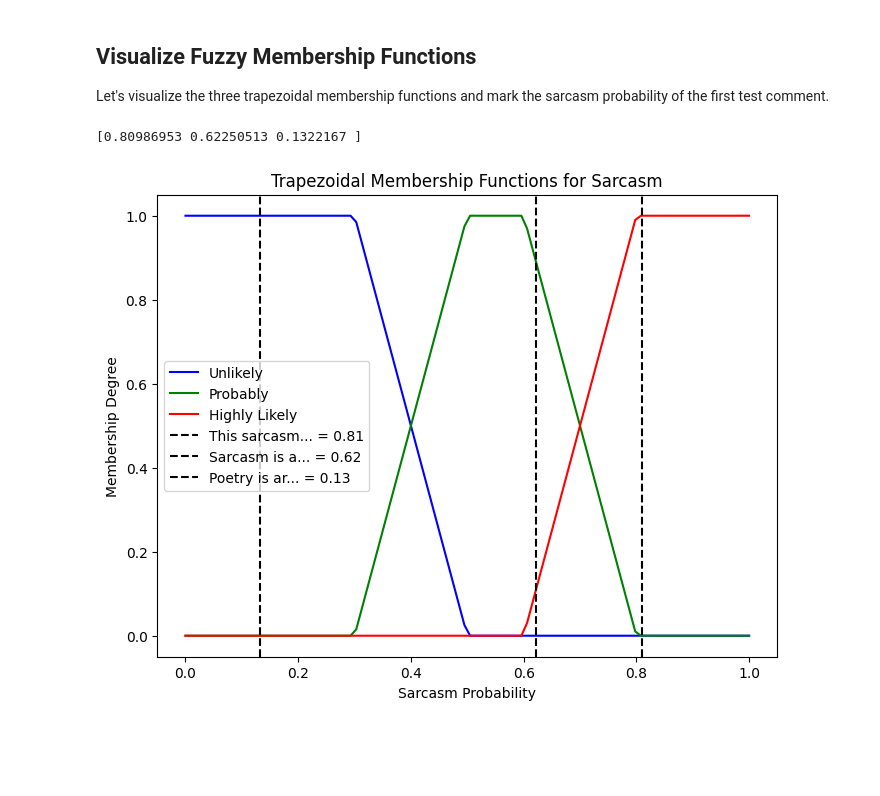
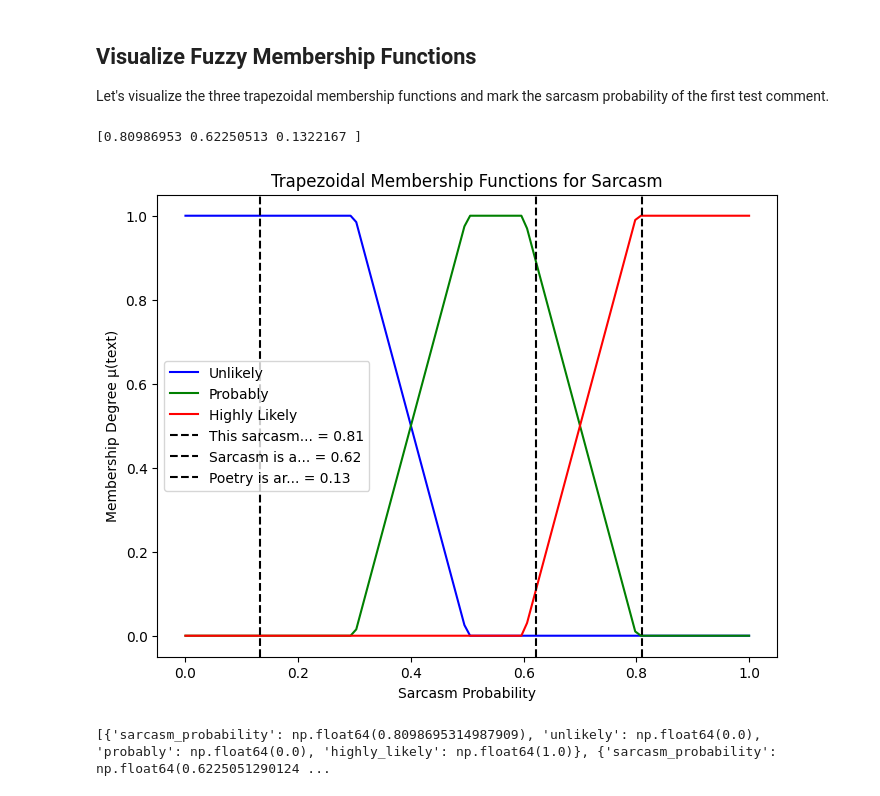
Before and after one commit to tsvetanov-ts/FuzzySarcasm, a Jupyter notebook: notebooks/demo.ipynb, the cells around one changed output. Drawn from its saved outputs; the diff is of its cells as text; code cells hidden in the pictures; blank space fills up the shorter version.

```diff
--- a/notebooks/demo.ipynb
+++ b/notebooks/demo.ipynb
@@ -194,33 +194,37 @@ Let's visualize the three trapezoidal membership functions and mark the sarcasm
 # Retrieve x values and membership functions from the classifier
 x = sarcasm_clf.x_sarcasm
 mf_unlikely = sarcasm_clf.mf_unlikely
 mf_probably = sarcasm_clf.mf_probably
 mf_highly_likely = sarcasm_clf.mf_highly_likely
 
 # Get the sarcasm probability for the first test comment
 first_prob = sarcasm_clf.predict_proba([test_df['clean_comment'].iloc[0]])[0]
 second_prob = sarcasm_clf.predict_proba(['This sarcasm is not sarcasm'])[0]
 third_prob = sarcasm_clf.predict_proba(['Sarcasm is art'])[0]
 
 demo_texts = [
     'This sarcasm is not sarcasm',
     'Sarcasm is art',
     'Poetry is art'
 ]
 demo_probs = sarcasm_clf.predict_proba(demo_texts)
 print(demo_probs)
-
+fuzzy_probs = sarcasm_clf.classify_fuzzy(demo_texts)
 plt.figure(figsize=(8, 6))
 plt.plot(x, mf_unlikely, 'b', linewidth=1.5, label='Unlikely')
 plt.plot(x, mf_probably, 'g', linewidth=1.5, label='Probably')
 plt.plot(x, mf_highly_likely, 'r', linewidth=1.5, label='Highly Likely')
+#plt.axvline(fuzzy_probs[1].sarcasm_probability,color='p', linestyle='.', label=f'{demo_texts[1][:12] +'...'} = {fuzzy_probs[1].sarcasm_probability:.2f}')
 for i in range(len(demo_texts)):
     plt.axvline(demo_probs[i],color='k', linestyle='--', label=f'{demo_texts[i][:12] +'...'} = {demo_probs[i]:.2f}')
+
 plt.title('Trapezoidal Membership Functions for Sarcasm')
 plt.xlabel('Sarcasm Probability')
-plt.ylabel('Membership Degree')
+plt.ylabel('Membership Degree μ(text)')
 plt.legend()
 plt.show()
+print(fuzzy_probs)
 # %% [output]
 [0.80986953 0.62250513 0.1322167 ]
-[figure, old version]
+[figure, new version]
+[{'sarcasm_probability': np.float64(0.8098695314987909), 'unlikely': np.float64(0.0), 'probably': np.float64(0.0), 'highly_likely': np.float64(1.0)}, {'sarcasm_probability': np.float64(0.6225051290124 ...
```
Also changed, not shown: 4 other files.
